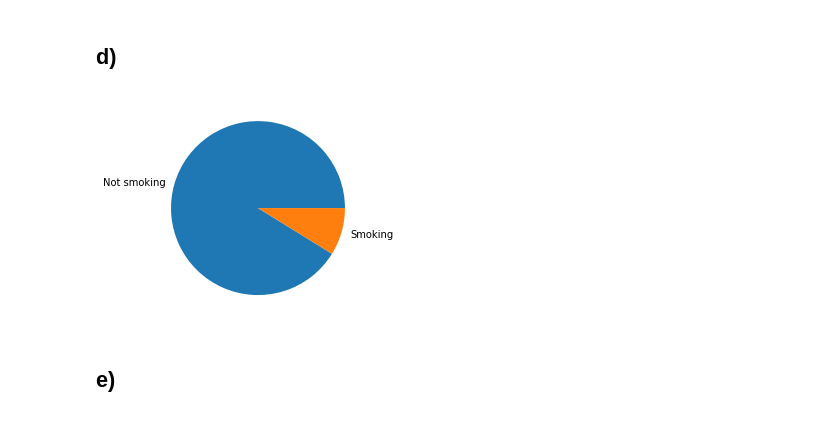
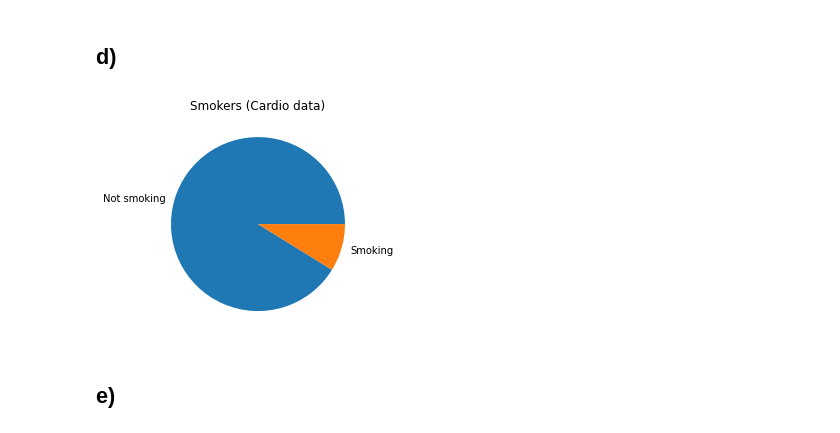
Before and after one commit to felix-tjernberg/machine-learning, a Jupyter notebook: lab/2-0-eda.ipynb, the cells around one changed output. Cells and saved outputs as stored; diff of their text form; code cells hidden in the pictures.

```diff
--- a/lab/2-0-eda.ipynb
+++ b/lab/2-0-eda.ipynb
@@ -80,9 +84,10 @@ plt.hist(cardio_age_in_years, label='Age histogram');
 # %% [markdown]
 ## d)
 # %%
-plt.pie(cardio_raw['smoke'].value_counts(), labels=['Not smoking', 'Smoking']);
+plt.title("Smokers (Cardio data)")
+plt.pie(cardio_raw["smoke"].value_counts(), labels=["Not smoking", "Smoking"]);
 # %% [output]
-[figure, old version]
+[figure, new version]
 # %% [markdown]
 ## e)
 # %%
```
Also changed, not shown: parts of 7 cells of this notebook.
